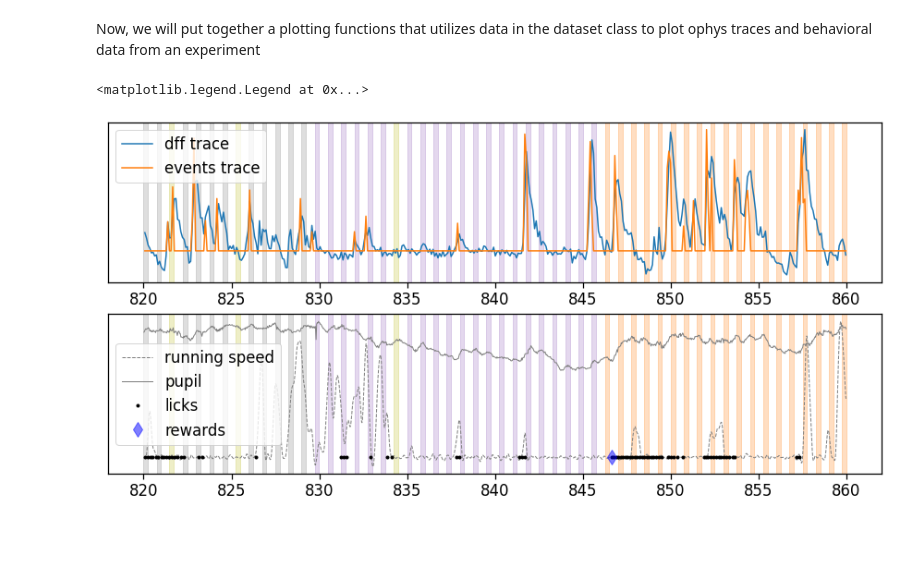
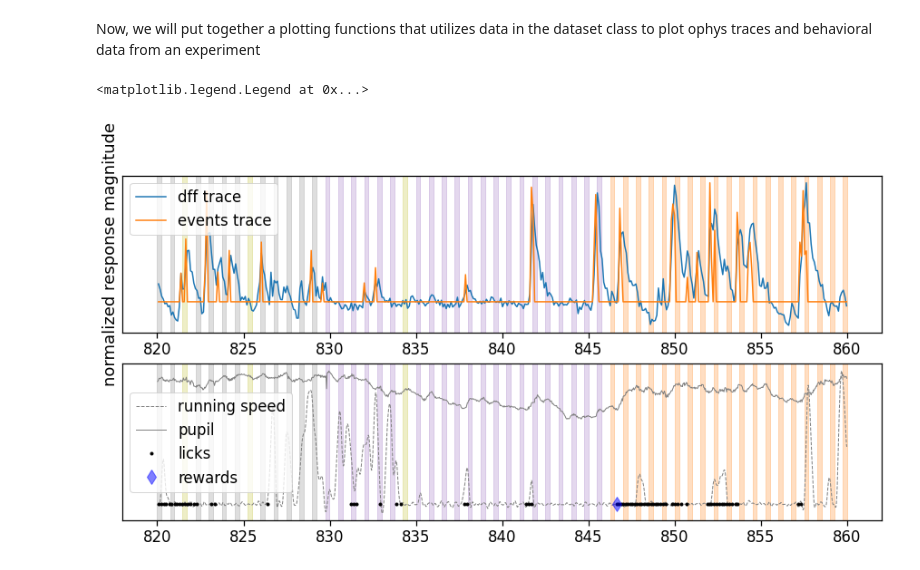
Before and after one commit to AllenInstitute/visual_behavior_analysis, a Jupyter notebook: notebooks/22.03.2021_load_ophys_data_example.ipynb, the cells around one changed output. Saved outputs shown, nothing was run; the diff lists cells and outputs as text; code cells hidden in the pictures; blank space fills up the shorter version.

```diff
--- a/notebooks/22.03.2021_load_ophys_data_example.ipynb
+++ b/notebooks/22.03.2021_load_ophys_data_example.ipynb
@@ -387,24 +392,25 @@ def plot_stimuli(ax, ti, tf):
 # %%
 ti = 820 # start time in seconds
 tf = 860 # stop time in seconds
 fig, ax = plt.subplots(2,1,figsize = (15,7))
 plot_dff_trace(ax[0], cell_specimen_ids[3], ti, tf)
 plot_events_trace(ax[0], cell_specimen_ids[3], ti, tf)
 plot_stimuli(ax[0], ti, tf)
+ax[0].set_ylabel('normalized response magnitude')
 ax[0].set_yticks([])
 ax[0].legend(['dff trace', 'events trace'])
 
 plot_running(ax[1], ti, tf)
 plot_pupil(ax[1], ti, tf)
 plot_licks(ax[1], ti, tf)
 plot_rewards(ax[1], ti, tf)
 plot_stimuli(ax[1], ti, tf)
 
 ax[1].set_yticks([])
 ax[1].legend(['running speed', 'pupil','licks', 'rewards'])
 # %% [output]
 <matplotlib.legend.Legend at 0x...>
-[figure, old version]
+[figure, new version]
 # %%
 # we can get a different, Vip experiment from Ophys session one and plot a similar plot to compare
 selected_experiment_table = experiment_table[(experiment_table.cre_line=='Vip-IRES-Cre')&
```
Also changed, not shown: parts of 16 cells of this notebook.
